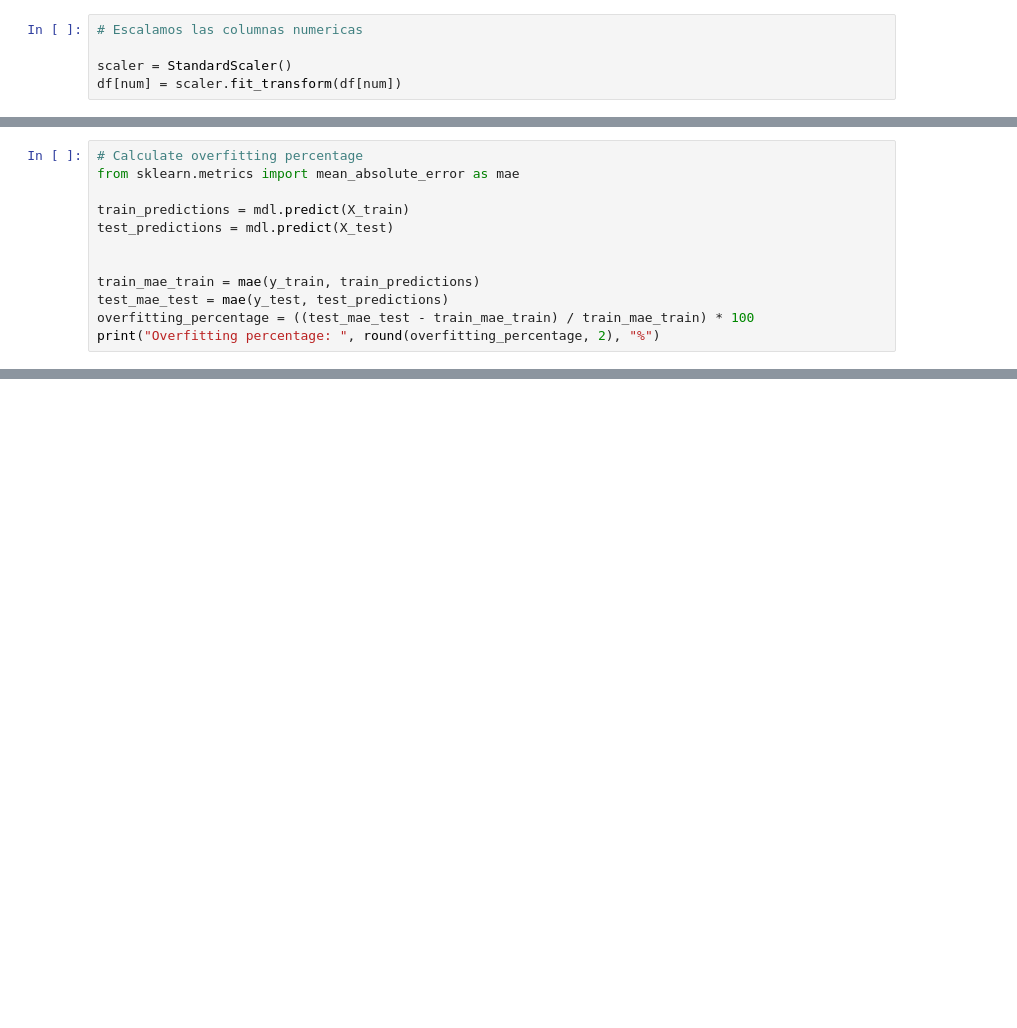
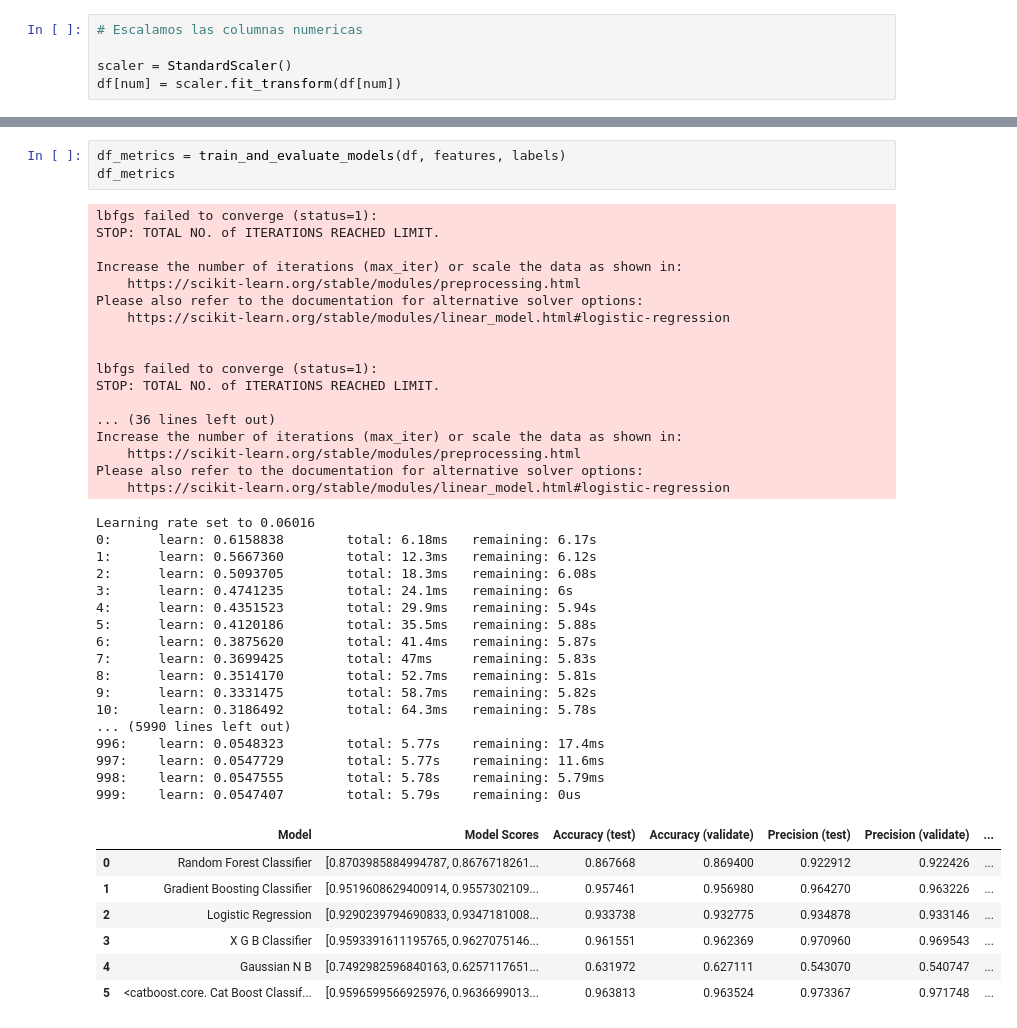
Before and after one commit to AI-School-F5-P2/Aerolinea_equipo_4, a Jupyter notebook: Notebook/testing.ipynb, the cells around one changed output, grey strips where cells are left out. Saved outputs shown, nothing was run; the diff lists cells and outputs as text; blank space fills up the shorter version.

```diff
--- a/Notebook/testing.ipynb
+++ b/Notebook/testing.ipynb
@@ -465,12 +381,0 @@ Max Depth: 5  Estimators: 50  Accuracy: 0.96  Precision: 0.97  Recall: 0.938
-# %%
-# Calculate overfitting percentage
-from sklearn.metrics import mean_absolute_error as mae
-
-train_predictions = mdl.predict(X_train)
-test_predictions = mdl.predict(X_test)
-
-
-train_mae_train = mae(y_train, train_predictions)
-test_mae_test = mae(y_test, test_predictions)
-overfitting_percentage = ((test_mae_test - train_mae_train) / train_mae_train) * 100
-print("Overfitting percentage: ", round(overfitting_percentage, 2), "%")
@@ -488,0 +459,45 @@ array([[11444,   267],
+# %%
+df_metrics = train_and_evaluate_models(df, features, labels)
+df_metrics
+# %% [output]
+lbfgs failed to converge (status=1):
+STOP: TOTAL NO. of ITERATIONS REACHED LIMIT.
+
+Increase the number of iterations (max_iter) or scale the data as shown in:
+    https://scikit-learn.org/stable/modules/preprocessing.html
+Please also refer to the documentation for alternative solver options:
+    https://scikit-learn.org/stable/modules/linear_model.html#logistic-regression
+
+
+lbfgs failed to converge (status=1):
+STOP: TOTAL NO. of ITERATIONS REACHED LIMIT.
+
+... (36 lines left out)
+Increase the number of iterations (max_iter) or scale the data as shown in:
+    https://scikit-learn.org/stable/modules/preprocessing.html
+Please also refer to the documentation for alternative solver options:
+    https://scikit-learn.org/stable/modules/linear_model.html#logistic-regression
+Learning rate set to 0.06016
+0:      learn: 0.6158838        total: 6.18ms   remaining: 6.17s
+1:      learn: 0.5667360        total: 12.3ms   remaining: 6.12s
+2:      learn: 0.5093705        total: 18.3ms   remaining: 6.08s
+3:      learn: 0.4741235        total: 24.1ms   remaining: 6s
+4:      learn: 0.4351523        total: 29.9ms   remaining: 5.94s
+5:      learn: 0.4120186        total: 35.5ms   remaining: 5.88s
+6:      learn: 0.3875620        total: 41.4ms   remaining: 5.87s
+7:      learn: 0.3699425        total: 47ms     remaining: 5.83s
+8:      learn: 0.3514170        total: 52.7ms   remaining: 5.81s
+9:      learn: 0.3331475        total: 58.7ms   remaining: 5.82s
+10:     learn: 0.3186492        total: 64.3ms   remaining: 5.78s
+... (5990 lines left out)
+996:    learn: 0.0548323        total: 5.77s    remaining: 17.4ms
+997:    learn: 0.0547729        total: 5.77s    remaining: 11.6ms
+998:    learn: 0.0547555        total: 5.78s    remaining: 5.79ms
+999:    learn: 0.0547407        total: 5.79s    remaining: 0us
+|  | Model | Model Scores | Accuracy (test) | Accuracy (validate) | Precision (test) | Precision (validate) | ... |
+| 0 | Random Forest Classifier | [0.8703985884994787, 0.8676718261... | 0.867668 | 0.869400 | 0.922912 | 0.922426 | ... |
+| 1 | Gradient Boosting Classifier | [0.9519608629400914, 0.9557302109... | 0.957461 | 0.956980 | 0.964270 | 0.963226 | ... |
+| 2 | Logistic Regression | [0.9290239794690833, 0.9347181008... | 0.933738 | 0.932775 | 0.934878 | 0.933146 | ... |
+| 3 | X G B Classifier | [0.9593391611195765, 0.9627075146... | 0.961551 | 0.962369 | 0.970960 | 0.969543 | ... |
+| 4 | Gaussian N B | [0.7492982596840163, 0.6257117651... | 0.631972 | 0.627111 | 0.543070 | 0.540747 | ... |
+| 5 | <catboost.core. Cat Boost Classif... | [0.9596599566925976, 0.9636699013... | 0.963813 | 0.963524 | 0.973367 | 0.971748 | ... |
```
Also changed, not shown: parts of 8 cells of this notebook.
